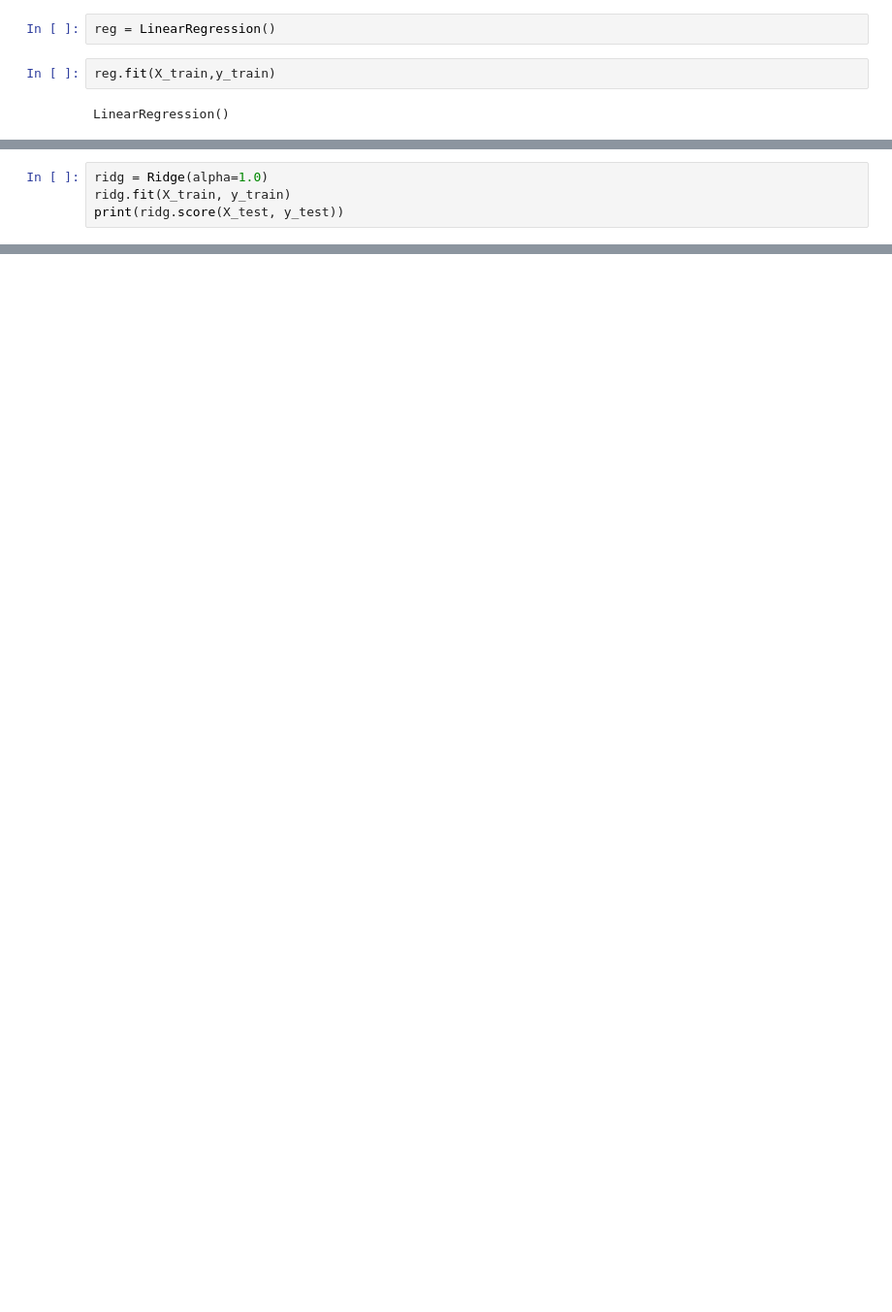
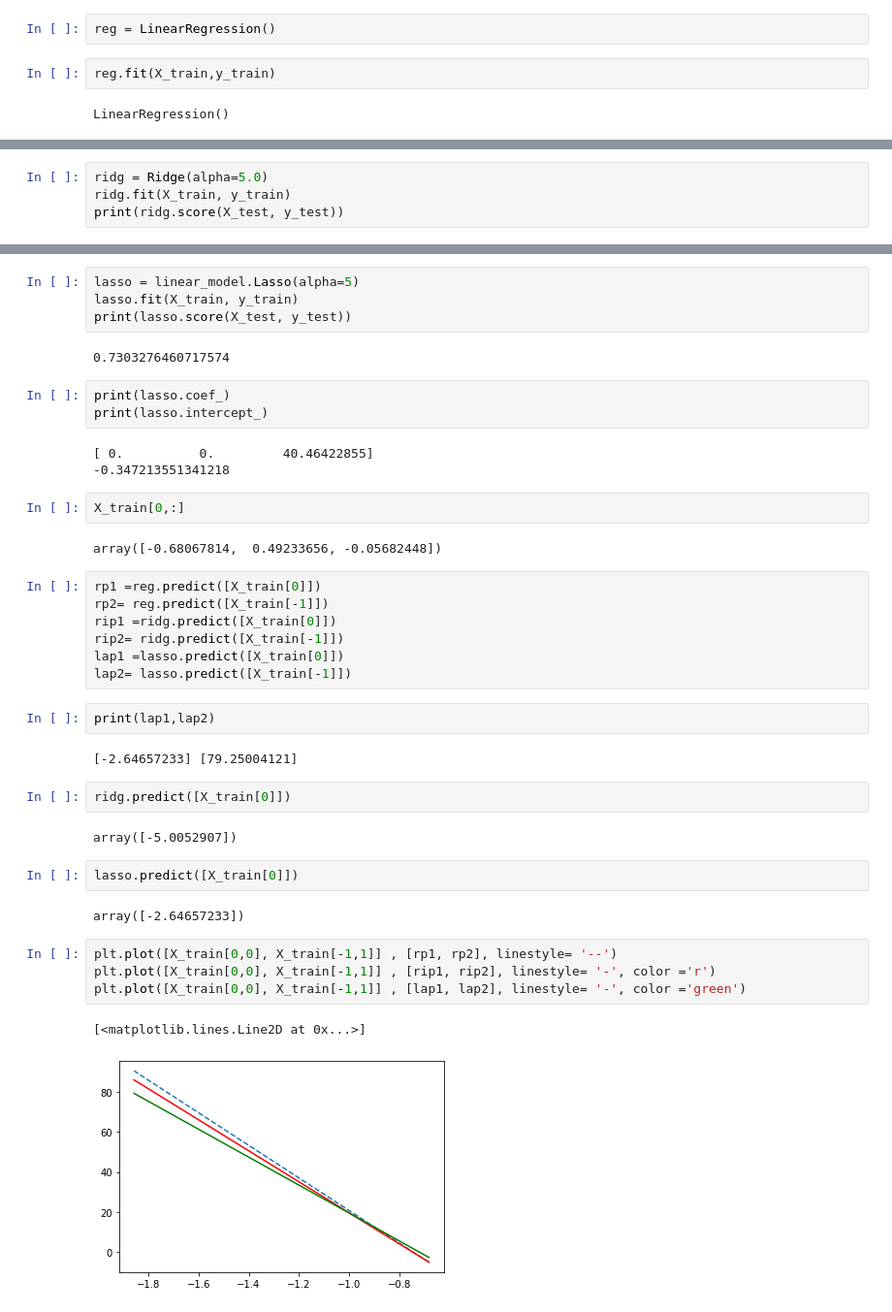
Before and after one commit to germanlinux/notebooks, a Jupyter notebook: blog/regression lineaire, lasso, ridge.ipynb, the cells around one changed output, grey strips where cells are left out. Shown at 97% size. Cells and saved outputs as stored; diff of their text form; blank space fills up the shorter version.

```diff
--- a/blog/regression lineaire, lasso, ridge.ipynb
+++ b/blog/regression lineaire, lasso, ridge.ipynb
@@ -96,5 +92,5 @@ print(reg.intercept_)
 # %%
-ridg = Ridge(alpha=1.0)
+ridg = Ridge(alpha=5.0)
 ridg.fit(X_train, y_train)
 print(ridg.score(X_test, y_test))
 # %% [output]
@@ -107,0 +104,42 @@ print(ridg.intercept_)
+# %%
+lasso = linear_model.Lasso(alpha=5)
+lasso.fit(X_train, y_train)
+print(lasso.score(X_test, y_test))
+# %% [output]
+0.7303276460717574
+# %%
+print(lasso.coef_)
+print(lasso.intercept_)
+# %% [output]
+[ 0.          0.         40.46422855]
+-0.347213551341218
+# %%
+X_train[0,:]
+# %% [output]
+array([-0.68067814,  0.49233656, -0.05682448])
+# %%
+rp1 =reg.predict([X_train[0]])
+rp2= reg.predict([X_train[-1]])
+rip1 =ridg.predict([X_train[0]])
+rip2= ridg.predict([X_train[-1]])
+lap1 =lasso.predict([X_train[0]])
+lap2= lasso.predict([X_train[-1]])
+# %%
+print(lap1,lap2)
+# %% [output]
+[-2.64657233] [79.25004121]
+# %%
+ridg.predict([X_train[0]])
+# %% [output]
+array([-5.0052907])
+# %%
+lasso.predict([X_train[0]])
+# %% [output]
+array([-2.64657233])
+# %%
+plt.plot([X_train[0,0], X_train[-1,1]] , [rp1, rp2], linestyle= '--')
+plt.plot([X_train[0,0], X_train[-1,1]] , [rip1, rip2], linestyle= '-', color ='r')
+plt.plot([X_train[0,0], X_train[-1,1]] , [lap1, lap2], linestyle= '-', color ='green')
+# %% [output]
+[<matplotlib.lines.Line2D at 0x...>]
+[figure, added]
```
Also changed, not shown: parts of 15 cells of this notebook.
